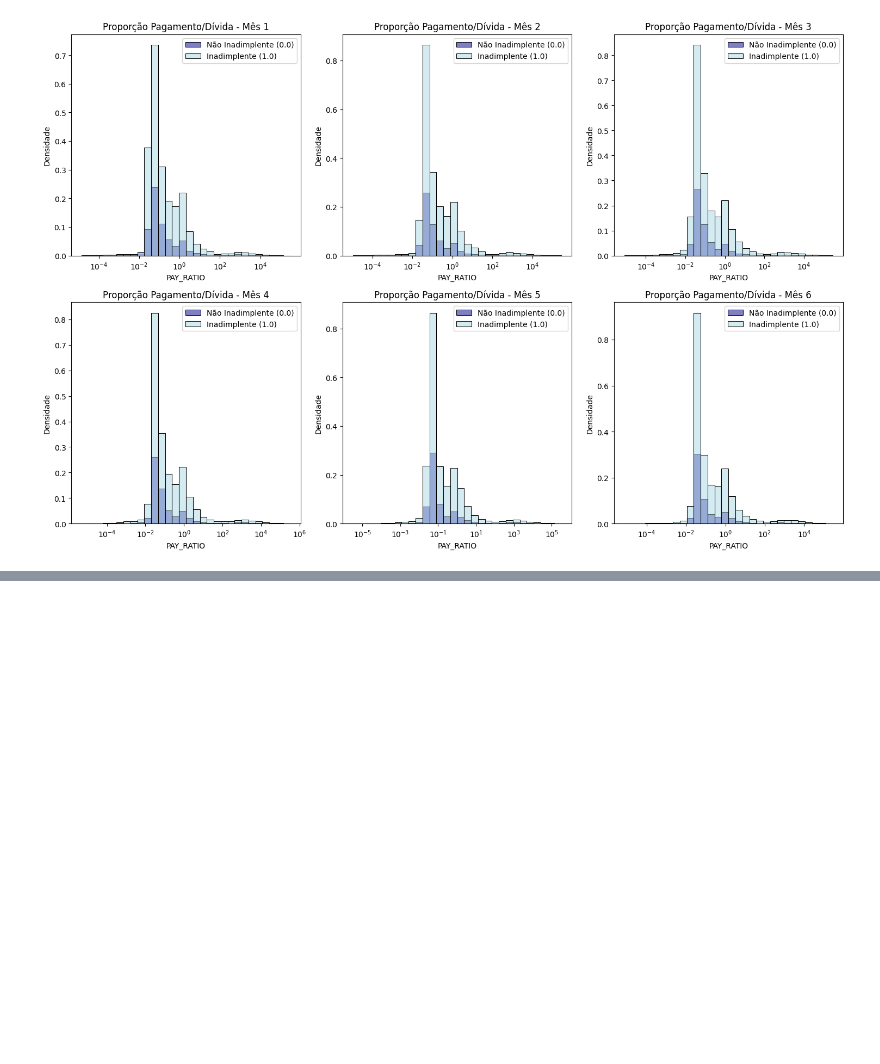
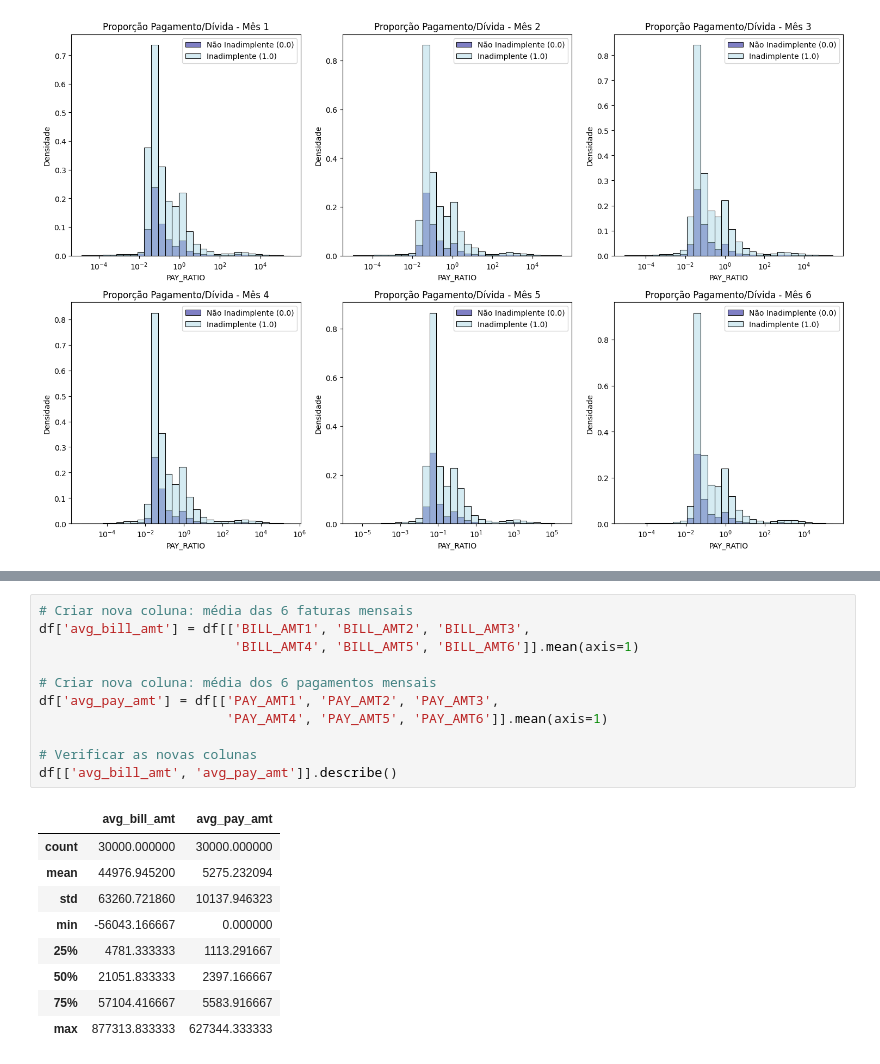
Before and after one commit to Micaelferrari/aprendizado-supervisionado, a Jupyter notebook: AprendizadoSuperisionado.ipynb, the cells around one changed output, grey strips where cells are left out. Drawn from its saved outputs; the diff is of its cells as text; blank space fills up the shorter version.

```diff
--- a/AprendizadoSuperisionado.ipynb
+++ b/AprendizadoSuperisionado.ipynb
@@ -384,0 +429,21 @@ plt.show()
+# %%
+# Criar nova coluna: média das 6 faturas mensais
+df['avg_bill_amt'] = df[['BILL_AMT1', 'BILL_AMT2', 'BILL_AMT3',
+                         'BILL_AMT4', 'BILL_AMT5', 'BILL_AMT6']].mean(axis=1)
+
+# Criar nova coluna: média dos 6 pagamentos mensais
+df['avg_pay_amt'] = df[['PAY_AMT1', 'PAY_AMT2', 'PAY_AMT3',
+                        'PAY_AMT4', 'PAY_AMT5', 'PAY_AMT6']].mean(axis=1)
+
+# Verificar as novas colunas
+df[['avg_bill_amt', 'avg_pay_amt']].describe()
+# %% [output]
+|  | avg_bill_amt | avg_pay_amt |
+| count | 30000.000000 | 30000.000000 |
+| mean | 44976.945200 | 5275.232094 |
+| std | 63260.721860 | 10137.946323 |
+| min | -56043.166667 | 0.000000 |
+| 25% | 4781.333333 | 1113.291667 |
+| 50% | 21051.833333 | 2397.166667 |
+| 75% | 57104.416667 | 5583.916667 |
+| max | 877313.833333 | 627344.333333 |
```
Also changed, not shown: parts of 20 cells of this notebook, 2 other files.
